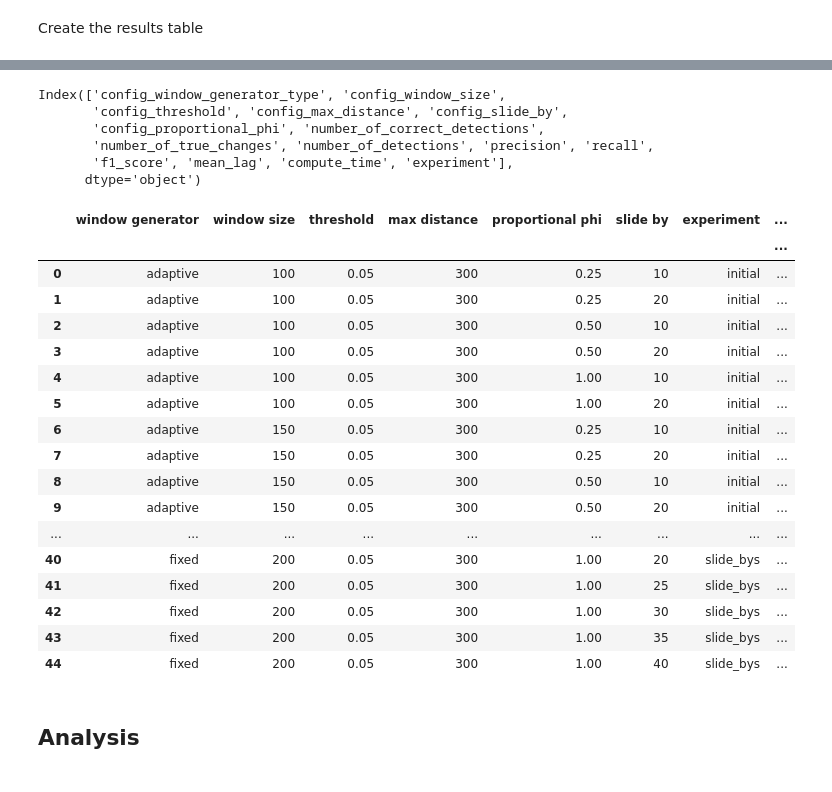
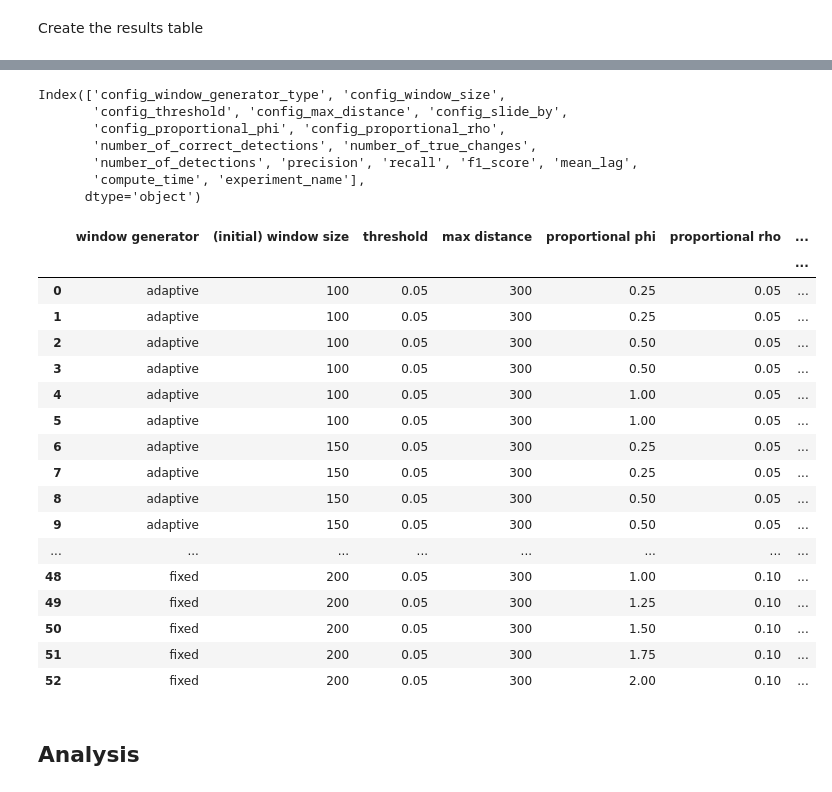
Before and after one commit to lennartebert/explaining_concept_drift, a Jupyter notebook: 41_analysis_synthetic_simple.ipynb, the cells around one changed output, grey strips where cells are left out. Saved outputs shown, nothing was run; the diff lists cells and outputs as text; code cells hidden in the pictures.

```diff
--- a/41_analysis_synthetic_simple.ipynb
+++ b/41_analysis_synthetic_simple.ipynb
@@ -33,61 +33,62 @@ results_df = results_df_raw.drop(columns=drop_columns)
 print(results_df.columns)
 
 # rename existing columns
-results_df.columns= ['window generator', 'window size',
+results_df.columns= ['window generator', '(initial) window size',
        'threshold', 'max distance',
-       'slide by', 'proportional phi', 'number of correct detections',
+       'slide by', 'proportional phi', 'proportional rho', 'number of correct detections',
        'number of true changes', 'number of detections', 'precision', 'recall',
        'f1 score', 'lag', 'compute time', 'experiment']
 
 # define the configuration columns to group results on
-config_columns = ['window generator', 'window size',
+config_columns = ['window generator', '(initial) window size',
        'threshold', 'max distance', 'proportional phi',
-       'slide by', 'experiment']
+       'proportional rho', 'slide by', 'experiment']
 
 results_df = results_df.groupby(by=config_columns).agg({
     'number of correct detections': ['sum'],
     'number of true changes': ['sum'],
     'number of detections': ['sum'],
     'precision': ['mean'],
     'recall': ['mean'],
     'f1 score': ['mean'],
     'lag': ['mean'],
     'compute time': ['mean']
 })
 
 results_df = results_df.reset_index()
 
 # recalculate precision, recall and f1
 results_df[('precision', 'true')] = results_df['number of correct detections'] / results_df['number of detections']
 results_df[('recall', 'true')] = results_df['number of correct detections'] / results_df['number of true changes']
 results_df[('f1 score', 'true')] = 2 / (1/results_df[('precision', 'true')] + 1/results_df[('recall', 'true')])
 
 results_df
 # %% [output]
 Index(['config_window_generator_type', 'config_window_size',
        'config_threshold', 'config_max_distance', 'config_slide_by',
-       'config_proportional_phi', 'number_of_correct_detections',
-       'number_of_true_changes', 'number_of_detections', 'precision', 'recall',
-       'f1_score', 'mean_lag', 'compute_time', 'experiment'],
+       'config_proportional_phi', 'config_proportional_rho',
+       'number_of_correct_detections', 'number_of_true_changes',
+       'number_of_detections', 'precision', 'recall', 'f1_score', 'mean_lag',
+       'compute_time', 'experiment_name'],
       dtype='object')
-|  | window generator | window size | threshold | max distance | proportional phi | slide by | experiment | ... |
-|  |  |  |  |  |  |  |  | ... |
-| 0 | adaptive | 100 | 0.05 | 300 | 0.25 | 10 | initial | ... |
-| 1 | adaptive | 100 | 0.05 | 300 | 0.25 | 20 | initial | ... |
-| 2 | adaptive | 100 | 0.05 | 300 | 0.50 | 10 | initial | ... |
-| 3 | adaptive | 100 | 0.05 | 300 | 0.50 | 20 | initial | ... |
-| 4 | adaptive | 100 | 0.05 | 300 | 1.00 | 10 | initial | ... |
-| 5 | adaptive | 100 | 0.05 | 300 | 1.00 | 20 | initial | ... |
-| 6 | adaptive | 150 | 0.05 | 300 | 0.25 | 10 | initial | ... |
-| 7 | adaptive | 150 | 0.05 | 300 | 0.25 | 20 | initial | ... |
-| 8 | adaptive | 150 | 0.05 | 300 | 0.50 | 10 | initial | ... |
-| 9 | adaptive | 150 | 0.05 | 300 | 0.50 | 20 | initial | ... |
-| ... | ... | ... | ... | ... | ... | ... | ... | ... |
-| 40 | fixed | 200 | 0.05 | 300 | 1.00 | 20 | slide_bys | ... |
-| 41 | fixed | 200 | 0.05 | 300 | 1.00 | 25 | slide_bys | ... |
-| 42 | fixed | 200 | 0.05 | 300 | 1.00 | 30 | slide_bys | ... |
-| 43 | fixed | 200 | 0.05 | 300 | 1.00 | 35 | slide_bys | ... |
-| 44 | fixed | 200 | 0.05 | 300 | 1.00 | 40 | slide_bys | ... |
+|  | window generator | (initial) window size | threshold | max distance | proportional phi | proportional rho | ... |
+|  |  |  |  |  |  |  | ... |
+| 0 | adaptive | 100 | 0.05 | 300 | 0.25 | 0.05 | ... |
+| 1 | adaptive | 100 | 0.05 | 300 | 0.25 | 0.05 | ... |
+| 2 | adaptive | 100 | 0.05 | 300 | 0.50 | 0.05 | ... |
+| 3 | adaptive | 100 | 0.05 | 300 | 0.50 | 0.05 | ... |
+| 4 | adaptive | 100 | 0.05 | 300 | 1.00 | 0.05 | ... |
+| 5 | adaptive | 100 | 0.05 | 300 | 1.00 | 0.05 | ... |
+| 6 | adaptive | 150 | 0.05 | 300 | 0.25 | 0.05 | ... |
+| 7 | adaptive | 150 | 0.05 | 300 | 0.25 | 0.05 | ... |
+| 8 | adaptive | 150 | 0.05 | 300 | 0.50 | 0.05 | ... |
+| 9 | adaptive | 150 | 0.05 | 300 | 0.50 | 0.05 | ... |
+| ... | ... | ... | ... | ... | ... | ... | ... |
+| 48 | fixed | 200 | 0.05 | 300 | 1.00 | 0.10 | ... |
+| 49 | fixed | 200 | 0.05 | 300 | 1.25 | 0.10 | ... |
+| 50 | fixed | 200 | 0.05 | 300 | 1.50 | 0.10 | ... |
+| 51 | fixed | 200 | 0.05 | 300 | 1.75 | 0.10 | ... |
+| 52 | fixed | 200 | 0.05 | 300 | 2.00 | 0.10 | ... |
 # %%
 # simplify by deleting non-interesting columns and getting rid of multiindex
 drop_columns = [('precision', 'mean'), ('recall', 'mean'), ('f1 score', 'mean'),
```
Also changed, not shown: parts of 32 cells of this notebook, 10 other files.
